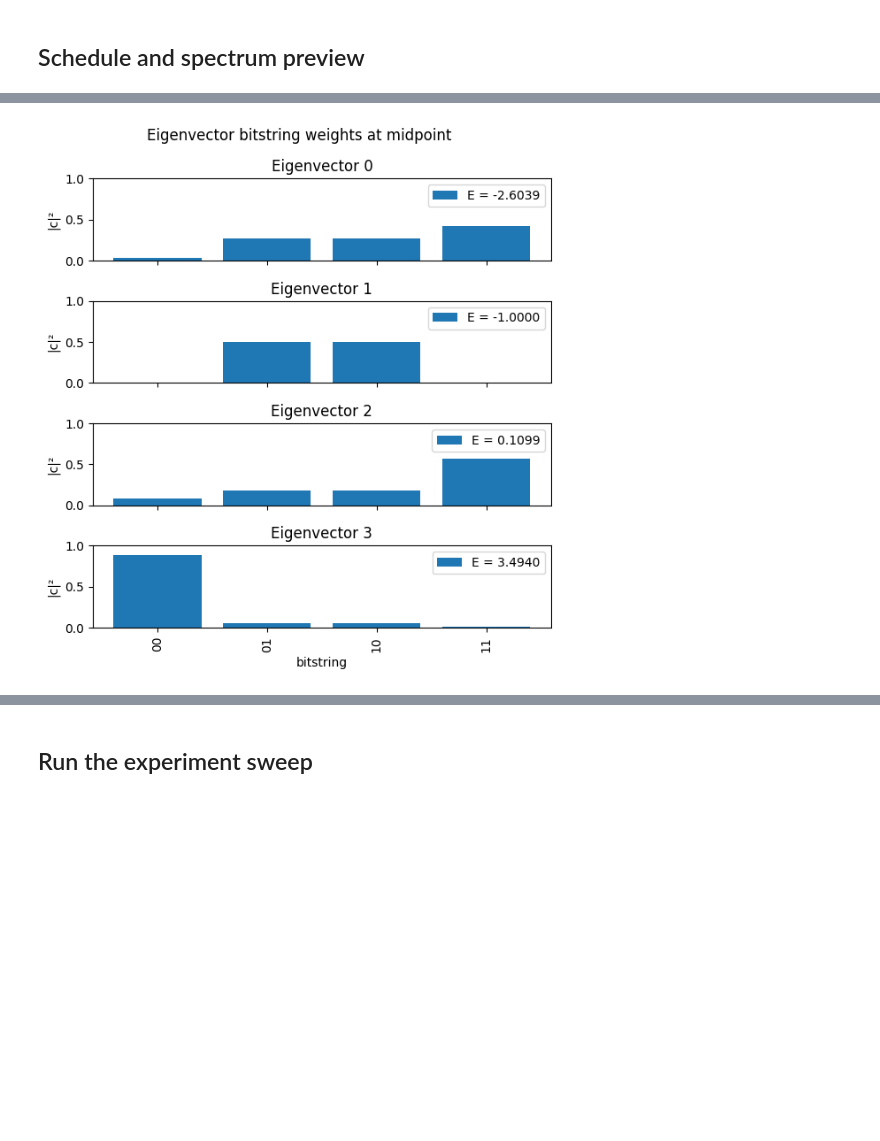
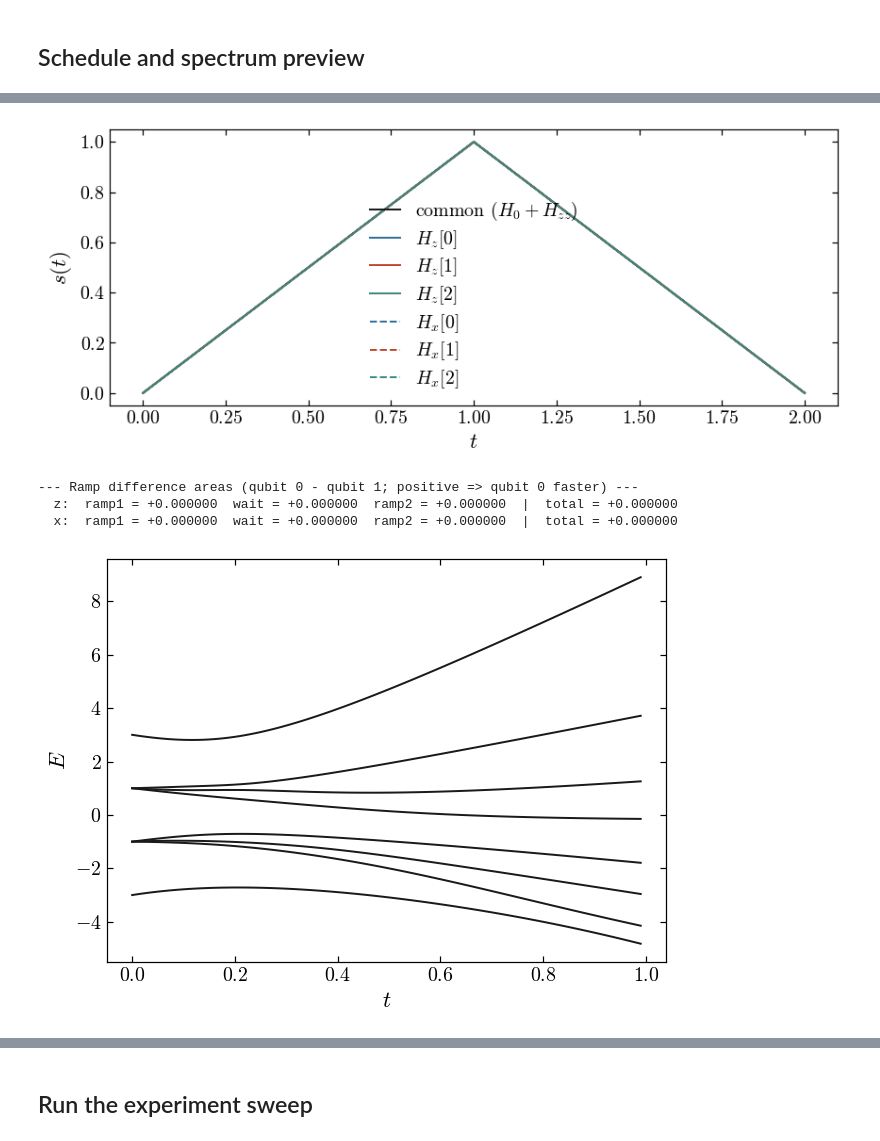
Before and after one commit to OsQarM/lsz_spectroscopy, a Jupyter notebook: notebooks/LSZ_main.ipynb, the cells around one changed output, grey strips where cells are left out. Saved outputs shown, nothing was run; the diff lists cells and outputs as text; code cells hidden in the pictures; blank space fills up the shorter version.

```diff
--- a/notebooks/LSZ_main.ipynb
+++ b/notebooks/LSZ_main.ipynb
@@ -165,25 +133,50 @@ Spectrum at midpoint: [-2.60387547 -1.          0.10991626  3.49395921]
-# %%
-vecs_mid = np.asarray(egvecs[midpoint])
-dim = vecs_mid.shape[0]
-bitstrings = [format(i, f'0{n_qubits}b') for i in range(dim)]
-x = np.arange(dim)
-
-fig, axes = plt.subplots(dim, 1, figsize=(max(6, dim), 1.6 * dim), sharex=True)
-if dim == 1:
-    axes = [axes]
-for k, ax in enumerate(axes):
-    weights = np.abs(vecs_mid[:, k]) ** 2
-    energy = egvals_midpoint[k]
-    ax.bar(x, weights, label=f'E = {energy:.4f}')
-    ax.set_ylabel(f'|c|²')
-    ax.set_ylim(0, 1)
-    ax.legend(loc='upper right')
-    ax.set_title(f'Eigenvector {k}')
-axes[-1].set_xticks(x)
-axes[-1].set_xticklabels(bitstrings, rotation=90)
-axes[-1].set_xlabel('bitstring')
-fig.suptitle('Eigenvector bitstring weights at midpoint')
-fig.tight_layout()
-plt.show()
-# %% [output]
-[figure, removed]
+# %%
+preview = LSZ_experiment(n_qubits, epsilon, H_target_dict, ramp_time, 0, dt,
+                         up_z_assymetry_factors=up_z_assymetry_coefficients,
+                         down_z_assymetry_factors=down_z_assymetry_coefficients,
+                         up_x_assymetry_factors=up_x_assymetry_coefficients,
+                         down_x_assymetry_factors=down_x_assymetry_coefficients,
+                         ramp_error=average_ramp_error,
+                         wait_error=average_wait_error,
+                         ramp_bias=average_ramp_bias)
+
+t_list, common_schedule, hz_schedules, hx_schedules, ramp_areas = preview.show_schedule(n_steps)
+plot_schedule(t_list, common_schedule, hz_schedules, hx_schedules, show=True)
+
+# Signed area between qubit 0's and qubit 1's ramps (positive => qubit 0 faster),
+# broken down by term (x, z) and by segment (ramp1, wait, ramp2).
+if ramp_areas is not None:
+    print("--- Ramp difference areas (qubit 0 - qubit 1; positive => qubit 0 faster) ---")
+    for term in ('z', 'x'):
+        a = ramp_areas[term]
+        print(f"  {term}:  ramp1 = {a['ramp1']:+.6f}  wait = {a['wait']:+.6f}  "
+              f"ramp2 = {a['ramp2']:+.6f}  |  total = {a['total']:+.6f}")
+
+t_list, egvals, egvecs = preview.show_spectrum(n_steps)
+midpoint = int(len(t_list)/2)
+plot_instantaneous_spectrum(t_list[0:midpoint], np.asarray(egvals)[0:midpoint], show=True)
+
+egvals_midpoint = egvals[midpoint]
+print('Spectrum at midpoint:', egvals_midpoint)
+
+# Check, BEFORE running the (expensive) sweep, whether the planned wait-time
+# grid (max_wait_time, n_sims -> tw_l) can resolve every pair of transition
+# frequencies and sample the fastest one without aliasing. See
+# spectrum_matching.check_sampling_adequacy for the two conditions checked.
+from spectrum_matching import check_sampling_adequacy
+
+sampling_check = check_sampling_adequacy(egvals_midpoint, max_wait_time, n_sims)
+if not (sampling_check['resolved'] and sampling_check['nyquist_ok']):
+    print("\nWARNING: current (max_wait_time, n_sims) will give wrong/blended "
+          "peaks -- see suggested values above before running the sweep.")
+
+print("\n--- Eigenvectors at midpoint ---")
+vecs = egvecs[midpoint]
+for k, vec in enumerate(vecs.T):
+    print(f"  v[{k}]: {np.array2string(vec, precision=4, suppress_small=True)}")
+# %% [output]
+[figure, added]
+--- Ramp difference areas (qubit 0 - qubit 1; positive => qubit 0 faster) ---
+  z:  ramp1 = +0.000000  wait = +0.000000  ramp2 = +0.000000  |  total = +0.000000
+  x:  ramp1 = +0.000000  wait = +0.000000  ramp2 = +0.000000  |  total = +0.000000
+[figure, added]
```
Also changed, not shown: parts of 15 cells of this notebook, 18 other files.
